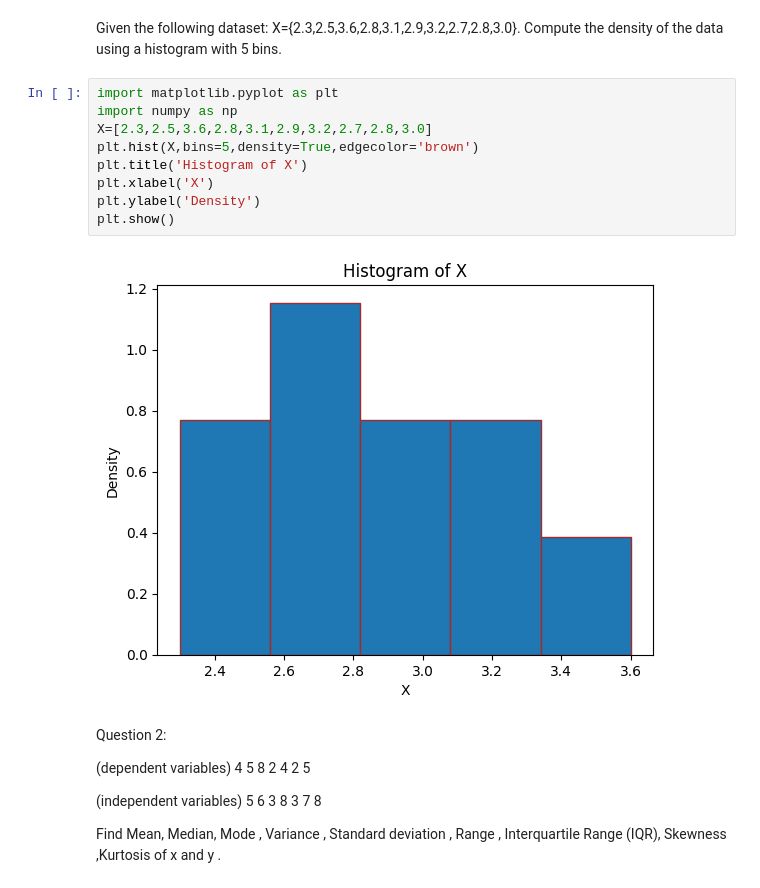
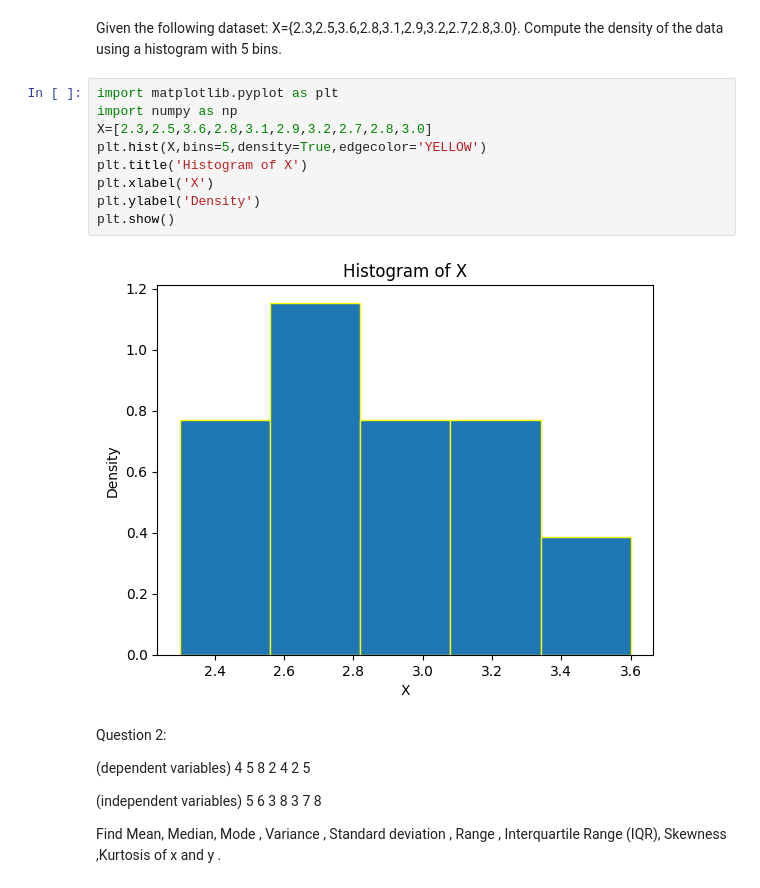
Before and after one commit to Hansika2346/STML_2303A52409, a Jupyter notebook: STML_ASSIGNMENT_1.ipynb, the cells around one changed output. Cells and saved outputs as stored; diff of their text form.

```diff
--- a/STML_ASSIGNMENT_1.ipynb
+++ b/STML_ASSIGNMENT_1.ipynb
@@ -5,14 +5,14 @@ Given the following dataset: X={2.3,2.5,3.6,2.8,3.1,2.9,3.2,2.7,2.8,3.0}. Comput
 # %%
 import matplotlib.pyplot as plt
 import numpy as np
 X=[2.3,2.5,3.6,2.8,3.1,2.9,3.2,2.7,2.8,3.0]
-plt.hist(X,bins=5,density=True,edgecolor='brown')
+plt.hist(X,bins=5,density=True,edgecolor='YELLOW')
 plt.title('Histogram of X')
 plt.xlabel('X')
 plt.ylabel('Density')
 plt.show()
 # %% [output]
-[figure, old version]
+[figure, new version]
 # %% [markdown]
 Question 2:
 
```
